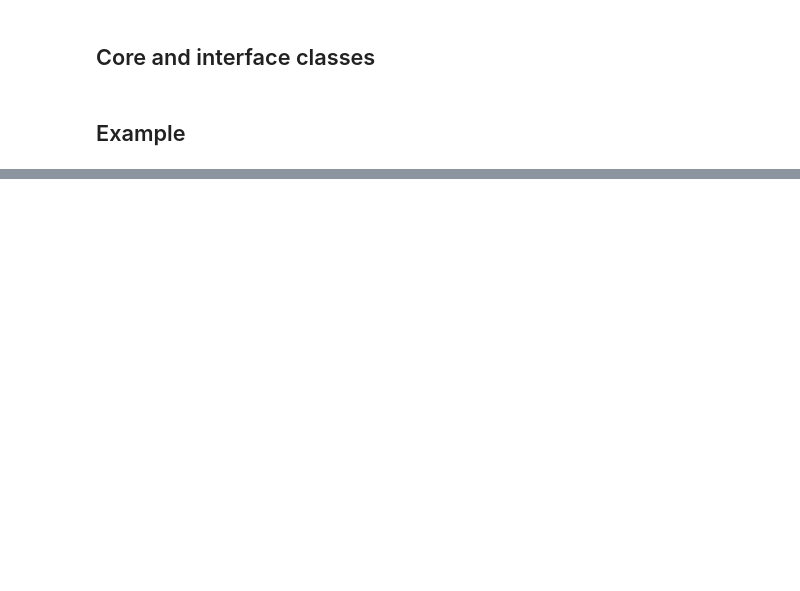
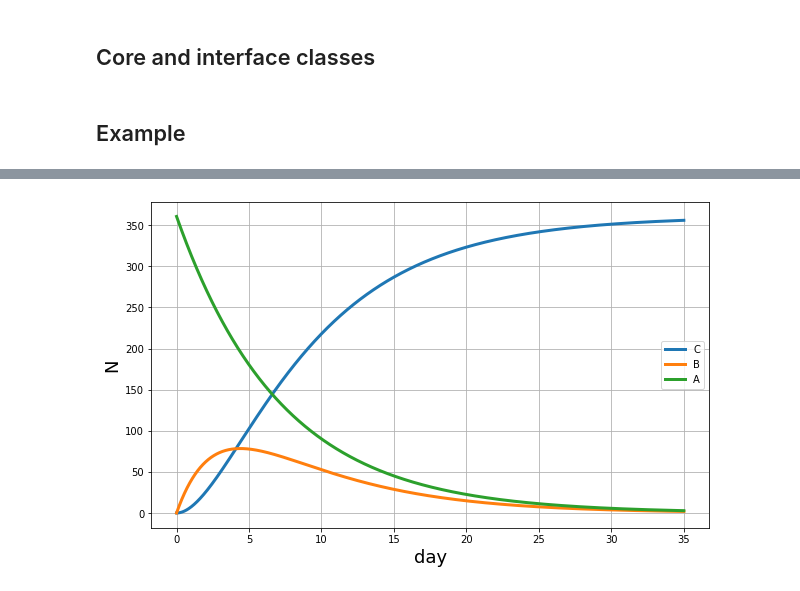
Before and after one commit to alifele/MedicalPhysicsCodes, a Jupyter notebook: Bateman_Equation.ipynb, the cells around one changed output, grey strips where cells are left out. Saved outputs shown, nothing was run; the diff lists cells and outputs as text; code cells hidden in the pictures; blank space fills up the shorter version.

```diff
--- a/Bateman_Equation.ipynb
+++ b/Bateman_Equation.ipynb
@@ -31,18 +31,24 @@ class Radio_Ensemble:
       self.all_elements.add(elem[0])
 
   def plot_N(self):
-    plt.figure(figsize=(8,4))
+    plt.figure(figsize=(10,6))
     for index, elem in enumerate(list(self.all_elements)):
       plt.plot(self.t_List, self.N_List[:,index], label=elem,lw=3)
 
+    plt.xlabel(self.lifeTime_unit,fontsize=18)
+    plt.ylabel("N",fontsize=18)
+    plt.grid('on')
+    plt.legend()
     plt.grid('on')
     plt.legend()
 
   def plot_A(self):
-    plt.figure(figsize=(8,4))
+    plt.figure(figsize=(10,6))
     for index, elem in enumerate(list(self.all_elements)):
-      plt.plot(self.t_List, self.N_List[:,index]*self.eff_Decay[index], label=elem,lw=3)
+      plt.plot(self.t_List, self.N_List[:,index]*self.eff_Decay[index], label=elem,lw=4)
 
+    plt.xlabel(self.lifeTime_unit,fontsize=18)
+    plt.ylabel("Activity",fontsize=18)
     plt.grid('on')
     plt.legend()
 
@@ -159,0 +167,4 @@ Mybox.plot_A()
+# %%
+Mybox.plot_N()
+# %% [output]
+[figure, added]
```
Also changed, not shown: parts of 2 cells of this notebook.
